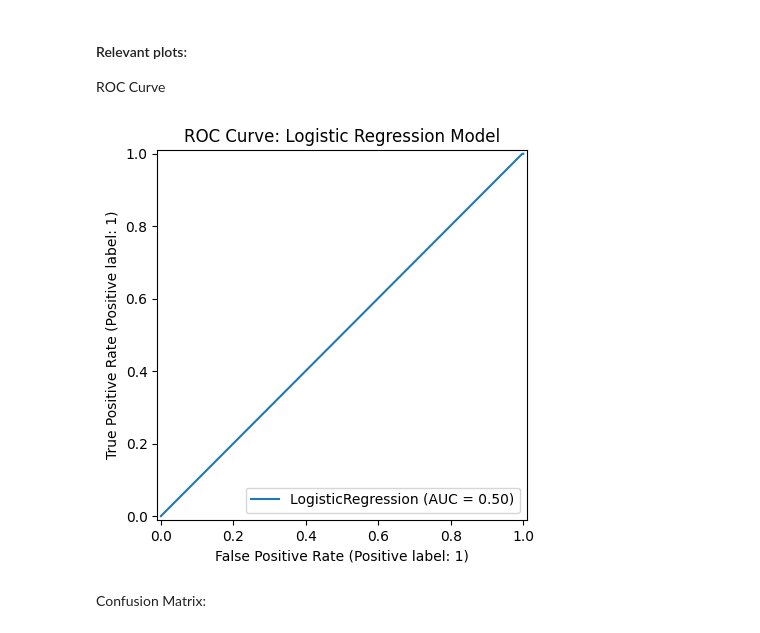
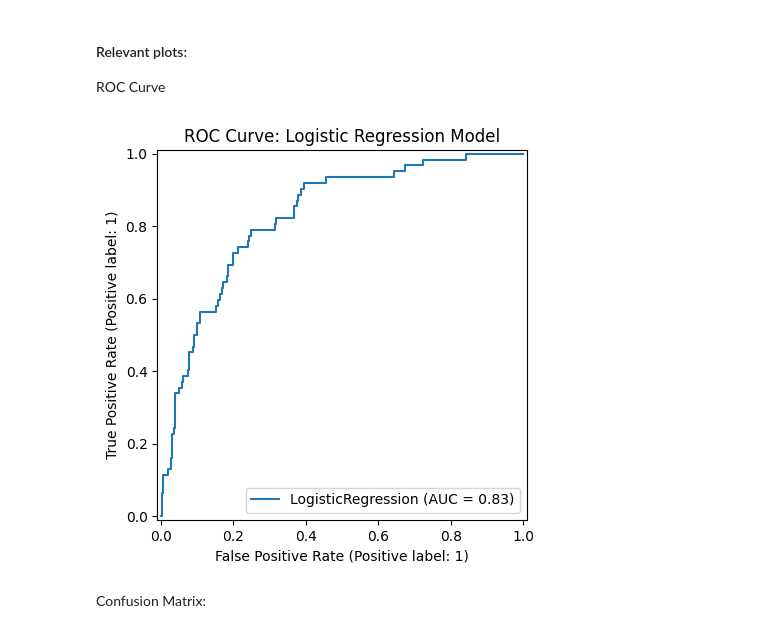
Before and after one commit to paumar2/Capstone-Customer-Churn-BU, a Jupyter notebook: week4_logistic_scaling_notebook.ipynb, the cells around one changed output. Cells and saved outputs as stored; diff of their text form; code cells hidden in the pictures.

```diff
--- a/week4_logistic_scaling_notebook.ipynb
+++ b/week4_logistic_scaling_notebook.ipynb
@@ -199,11 +199,11 @@ Logistic Regression (Min-Max Scaling): {'Accuracy': 0.8896396396396397, 'Confusi
 #### Relevant plots:
 ROC Curve
 # %%
-RocCurveDisplay.from_estimator(log_reg_std, X_test, y_test)
+RocCurveDisplay.from_estimator(log_reg_std, X_test_std, y_test)
 plt.title("ROC Curve: Logistic Regression Model")
 plt.show()
 # %% [output]
-[figure, old version]
+[figure, new version]
 # %% [markdown]
 Confusion Matrix:
 # %%
```
Also changed, not shown: parts of 4 cells of this notebook.
